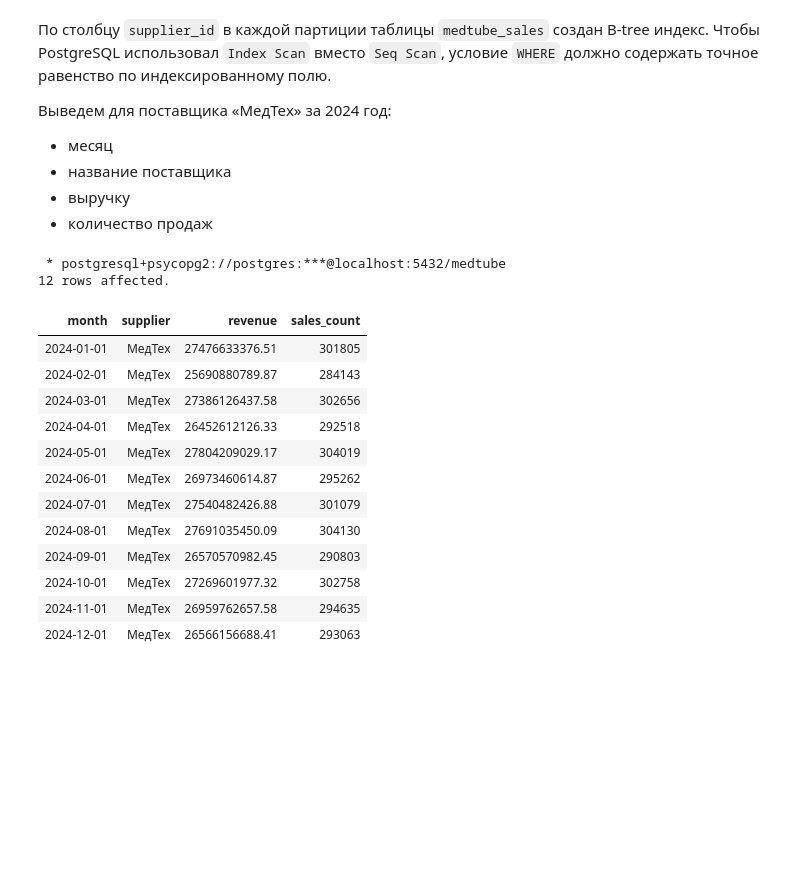
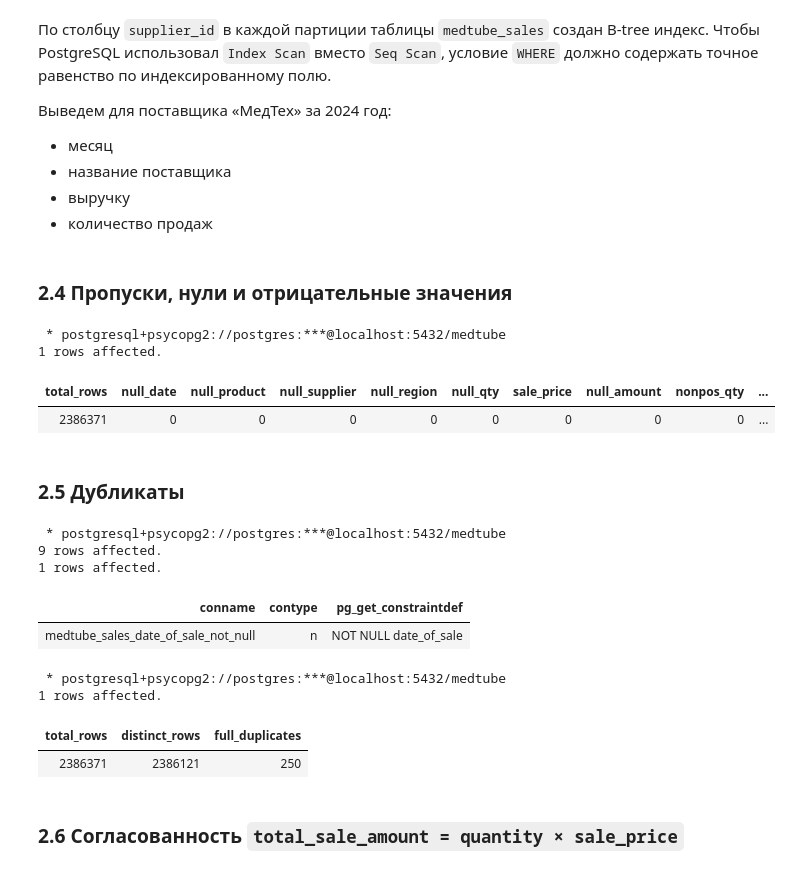
Before and after one commit to egubov-artem/Project-12-SQL-DataLens, a Jupyter notebook: Медицинские товары.ipynb, the cells around one changed output. Saved outputs shown, nothing was run; the diff lists cells and outputs as text; code cells hidden in the pictures; blank space fills up the shorter version.

```diff
--- a/Медицинские товары.ipynb
+++ b/Медицинские товары.ipynb
@@ -158,33 +173,61 @@ WHERE supplier_name = 'МедТех';
 - название поставщика
 - выручку
 - количество продаж
+# %% [markdown]
+### 2.4 Пропуски, нули и отрицательные значения
 # %%
 %%sql
 
-SELECT DATE_TRUNC('month', s.date_of_sale)::DATE AS month,
-       sup.supplier_name AS supplier,
-       SUM(total_sale_amount) AS revenue,
-       COUNT(*) AS sales_count
-FROM medtube_sales s
-JOIN medtube_suppliers sup ON s.supplier_id = sup.id
-WHERE s.supplier_id = 780564
-AND s.date_of_sale >= '2024-01-01'
-AND s.date_of_sale < '2025-01-01'
-GROUP BY month, supplier
-ORDER BY month;
+SELECT COUNT(*) AS total_rows,
+       COUNT(*) FILTER (WHERE date_of_sale IS NULL)      AS null_date,
+       COUNT(*) FILTER (WHERE product_id IS NULL)        AS null_product,
+       COUNT(*) FILTER (WHERE supplier_id IS NULL)       AS null_supplier,
+       COUNT(*) FILTER (WHERE region_id IS NULL)         AS null_region,
+       COUNT(*) FILTER (WHERE quantity IS NULL)          AS null_qty,
+       COUNT(*) FILTER (WHERE sale_price IS NULL)        AS sale_price,
+       COUNT(*) FILTER (WHERE total_sale_amount IS NULL) AS null_amount,
+       COUNT(*) FILTER (WHERE quantity <= 0)             AS nonpos_qty,
+       COUNT(*) FILTER (WHERE sale_price <= 0)           AS nonpos_price,
+       COUNT(*) FILTER (WHERE total_sale_amount <= 0)    AS nonpos_amount
+FROM medtube_sales
+WHERE date_of_sale >= DATE '2023-12-01' AND date_of_sale < DATE '2024-04-01'
 # %% [output]
  * postgresql+psycopg2://postgres:***@localhost:5432/medtube
-12 rows affected.
+1 rows affected.
-| month | supplier | revenue | sales_count |
-| 2024-01-01 | МедТех | 27476633376.51 | 301805 |
-| 2024-02-01 | МедТех | 25690880789.87 | 284143 |
-| 2024-03-01 | МедТех | 27386126437.58 | 302656 |
-| 2024-04-01 | МедТех | 26452612126.33 | 292518 |
-| 2024-05-01 | МедТех | 27804209029.17 | 304019 |
-| 2024-06-01 | МедТех | 26973460614.87 | 295262 |
-| 2024-07-01 | МедТех | 27540482426.88 | 301079 |
-| 2024-08-01 | МедТех | 27691035450.09 | 304130 |
-| 2024-09-01 | МедТех | 26570570982.45 | 290803 |
-| 2024-10-01 | МедТех | 27269601977.32 | 302758 |
-| 2024-11-01 | МедТех | 26959762657.58 | 294635 |
-| 2024-12-01 | МедТех | 26566156688.41 | 293063 |
+| total_rows | null_date | null_product | null_supplier | null_region | null_qty | sale_price | null_amount | nonpos_qty | ... |
+| 2386371 | 0 | 0 | 0 | 0 | 0 | 0 | 0 | 0 | ... |
+# %% [markdown]
+### 2.5 Дубликаты
+# %%
+%%sql
+
+SELECT column_name, data_type, ordinal_position
+FROM information_schema.columns
+WHERE table_name = 'medtube_sales'
+ORDER BY ordinal_position;
+
+SELECT conname, contype, pg_get_constraintdef(oid)
+FROM pg_constraint
+WHERE conrelid = 'medtube_sales'::regclass;
+# %% [output]
+ * postgresql+psycopg2://postgres:***@localhost:5432/medtube
+9 rows affected.
+1 rows affected.
+| conname | contype | pg_get_constraintdef |
+| medtube_sales_date_of_sale_not_null | n | NOT NULL date_of_sale |
+# %%
+%%sql
+
+SELECT COUNT(*)                    AS total_rows,
+       COUNT(DISTINCT s)           AS distinct_rows,
+       COUNT(*) - COUNT(DISTINCT s) AS full_duplicates
+FROM medtube_sales s
+WHERE s.date_of_sale >= DATE '2023-12-01'
+  AND s.date_of_sale <  DATE '2024-04-01';
+# %% [output]
+ * postgresql+psycopg2://postgres:***@localhost:5432/medtube
+1 rows affected.
+| total_rows | distinct_rows | full_duplicates |
+| 2386371 | 2386121 | 250 |
+# %% [markdown]
+### 2.6 Cогласованность `total_sale_amount = quantity × sale_price`
```
Also changed, not shown: parts of 27 cells of this notebook.
